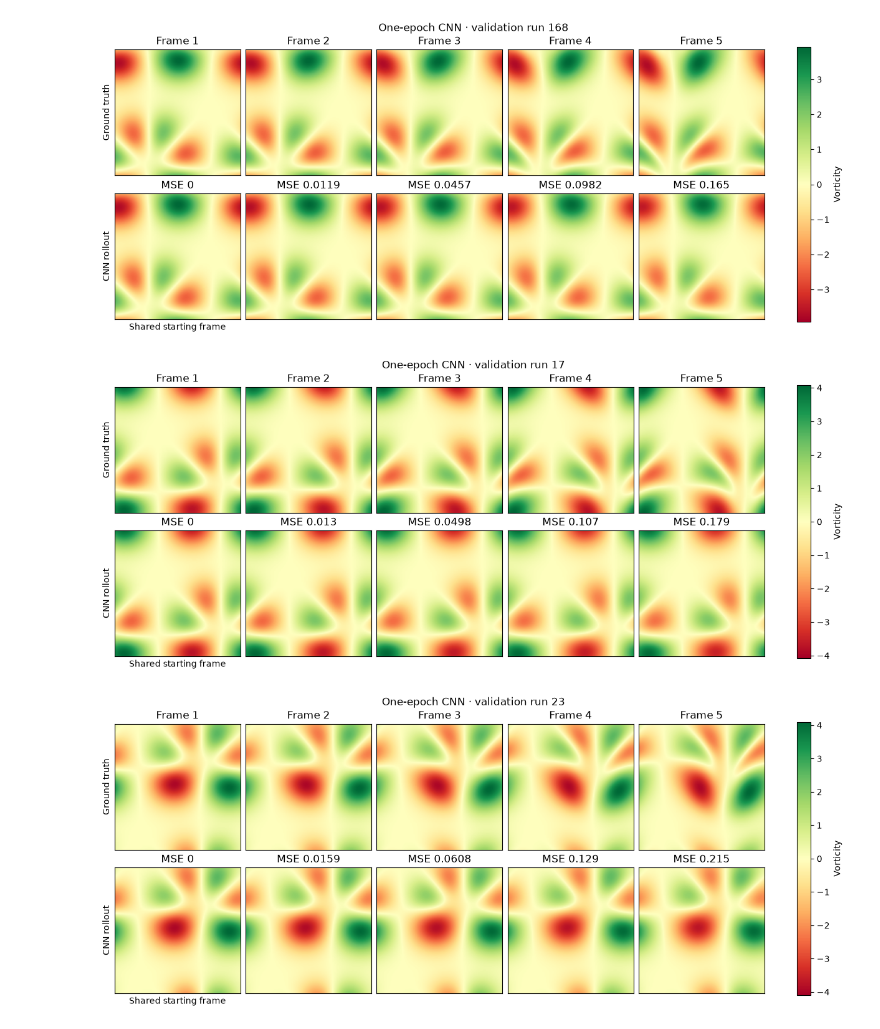
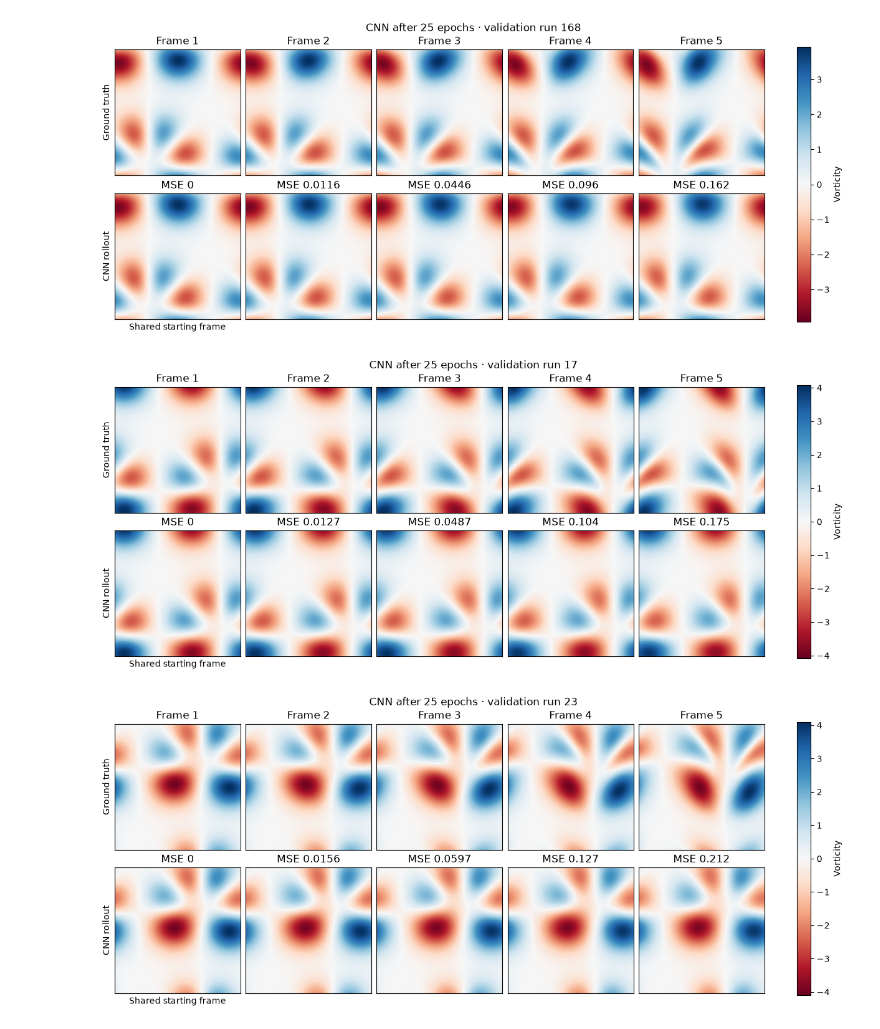
Before and after one commit to Rstark28/vorticity_cnn, a Jupyter notebook: Incompressible_Navier_Stokes.ipynb, the cells around one changed output. Cells and saved outputs as stored; diff of their text form; code cells hidden in the pictures.

Commit message:
epochs

```diff
--- a/Incompressible_Navier_Stokes.ipynb
+++ b/Incompressible_Navier_Stokes.ipynb
@@ -144,7 +144,7 @@ with open("collision_training_data.pkl", "rb") as stream:
 
 fields = training_data["vorticity"]
 train_runs = training_data["splits"]["train"]
-batch_size = 16
+batch_size = 32
 
 def periodic_conv(x, kernel):
     padded = jnp.pad(x, ((0,0), (1,1), (1,1), (0,0)), mode="wrap")
@@ -232,35 +250,34 @@ Validation trivial MSE: 0.124136
 # %%
 import matplotlib.pyplot as plt
 
-# Frame 1 seeds the rollout. Frames 2–5 use only the previous prediction.
 for run_id in training_data["splits"]["validation"][:3]:
     truth = fields[run_id, :5]
     state = jnp.asarray(truth[0])[None, :, :, None]
     rollout = [truth[0]]
     for _ in range(4):
         state = phi(epoch_weights, epoch_output_weights, state)
         rollout.append(np.asarray(state[0, :, :, 0]))
 
     limit = max(np.abs(truth).max(), np.abs(rollout).max())
     fig, axes = plt.subplots(2, 5, figsize=(12, 5), layout="constrained")
     for column in range(5):
         for row, snapshots in enumerate((truth, rollout)):
             ax = axes[row, column]
             image = ax.imshow(
-                snapshots[column].T, origin="lower", cmap="RdYlGn",
+                snapshots[column].T, origin="lower", cmap="RdBu",
                 vmin=-limit, vmax=limit,
             )
             ax.set(xticks=[], yticks=[])
         axes[0, column].set_title(f"Frame {column + 1}")
         mse = np.mean((rollout[column] - truth[column]) ** 2)
         axes[1, column].set_title(f"MSE {mse:.3g}")
     axes[0, 0].set_ylabel("Ground truth")
     axes[1, 0].set_ylabel("CNN rollout")
     axes[1, 0].set_xlabel("Shared starting frame")
     fig.colorbar(image, ax=axes, label="Vorticity")
-    fig.suptitle(f"One-epoch CNN · validation run {run_id}")
+    fig.suptitle(f"CNN after {epoch} epochs · validation run {run_id}")
     plt.show()
 # %% [output]
-[figure, old version]
+[figure, new version]
-[figure, old version]
+[figure, new version]
-[figure, old version]
+[figure, new version]
```
Also changed, not shown: parts of 1 cell of this notebook.
